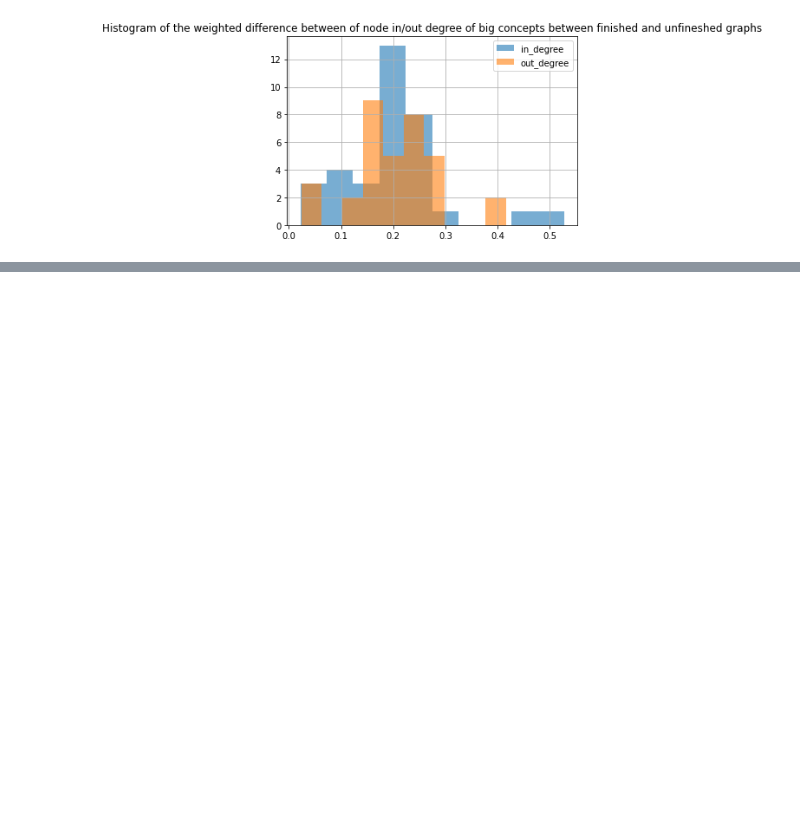
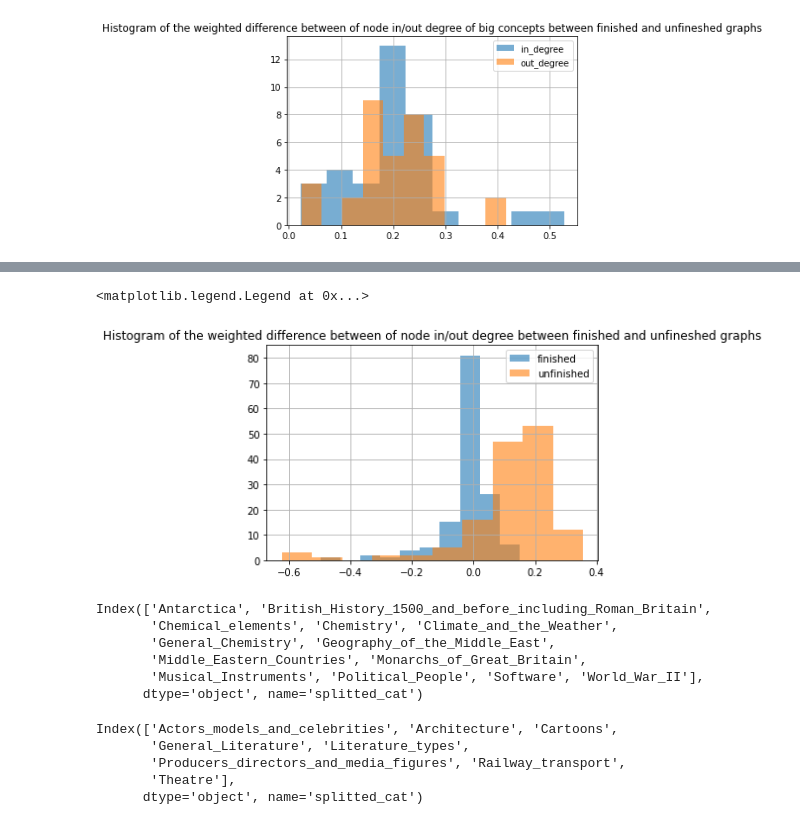
Before and after one commit to epfl-ada/ada-2022-project-7yobananaboy7, a Jupyter notebook: Cluster pages .ipynb, the cells around one changed output, grey strips where cells are left out. Drawn from its saved outputs; the diff is of its cells as text; code cells hidden in the pictures; blank space fills up the shorter version.

```diff
--- a/Cluster pages .ipynb
+++ b/Cluster pages .ipynb
@@ -170,0 +189,24 @@ Name: weighted_diff_in, dtype: float64
+# %%
+categories_all.weighted_diff_finished.hist(alpha = 0.6, label = 'finished').set_title('Histogram of the weighted difference between of node in and node out degree for finished and unfineshed graphs')
+categories_all.weighted_diff_unfinished.hist(alpha = 0.6, label = 'unfinished')
+plt.legend()
+# %% [output]
+<matplotlib.legend.Legend at 0x...>
+[figure, added]
+# %%
+categories_all[categories_all.weighted_diff_unfinished > 0.25].index
+# %% [output]
+Index(['Antarctica', 'British_History_1500_and_before_including_Roman_Britain',
+       'Chemical_elements', 'Chemistry', 'Climate_and_the_Weather',
+       'General_Chemistry', 'Geography_of_the_Middle_East',
+       'Middle_Eastern_Countries', 'Monarchs_of_Great_Britain',
+       'Musical_Instruments', 'Political_People', 'Software', 'World_War_II'],
+      dtype='object', name='splitted_cat')
+# %%
+categories_all[categories_all.weighted_diff_unfinished < -0.10].index
+# %% [output]
+Index(['Actors_models_and_celebrities', 'Architecture', 'Cartoons',
+       'General_Literature', 'Literature_types',
+       'Producers_directors_and_media_figures', 'Railway_transport',
+       'Theatre'],
+      dtype='object', name='splitted_cat')
```
Also changed, not shown: parts of 16 cells of this notebook.
